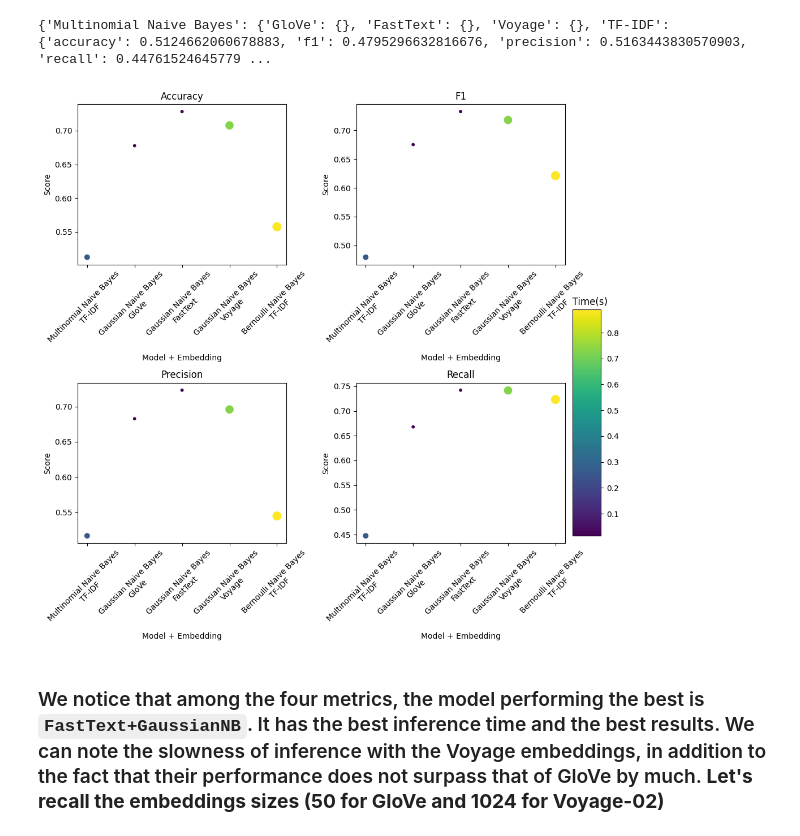
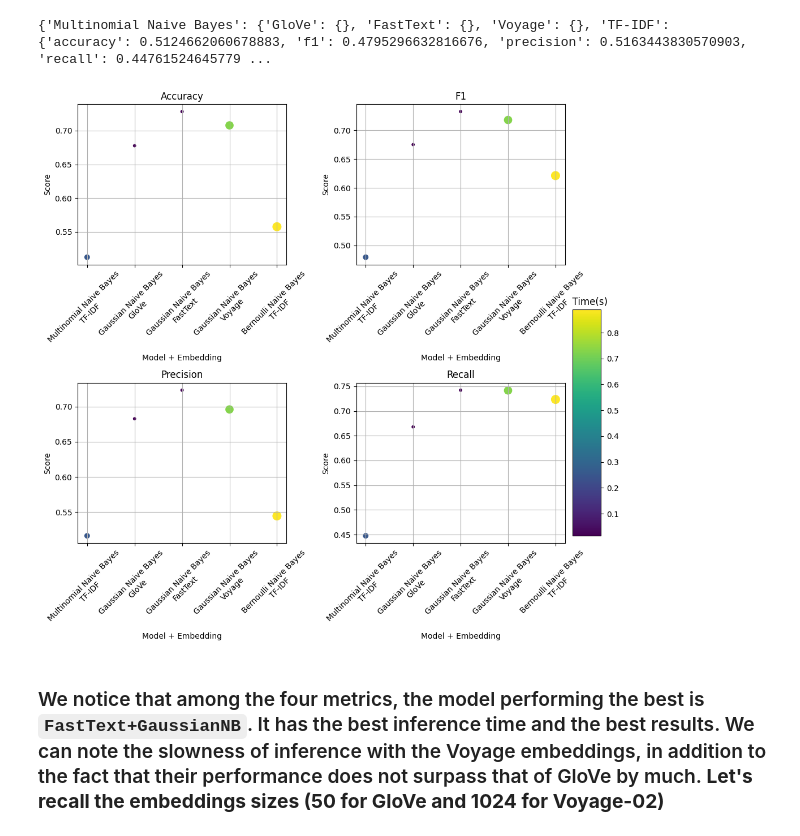
Before and after one commit to ilanaliouchouche/hate-speechs, a Jupyter notebook: hatespeech.ipynb, the cells around one changed output. Drawn from its saved outputs; the diff is of its cells as text; code cells hidden in the pictures.

```diff
--- a/hatespeech.ipynb
+++ b/hatespeech.ipynb
@@ -577,33 +577,34 @@ for model in model_scores:
             continue
 
         model_embeddings.append(f"{model}\n{embed}")
         for metric in metrics:
             scores[metric].append(model_scores[model][embed].get(metric, None))
         times.append(model_scores[model][embed].get('time', None))
 
 clean_indices = [i for i, t in enumerate(times) if t is not None]
 model_embeddings = [model_embeddings[i] for i in clean_indices]
 times = [times[i] for i in clean_indices]
 for metric in metrics:
     scores[metric] = [scores[metric][i] for i in clean_indices]
 
 times = np.array(times)
 sizes = (times - times.min()) / (times.max() - times.min()) * 100 + 10
 
 for ax, metric in zip(axs, metrics):
     sc = ax.scatter(model_embeddings, scores[metric], c=times, cmap='viridis', s=sizes)
     ax.set_title(metric.capitalize())
     ax.set_xlabel('Model + Embedding')
     ax.set_ylabel('Score')
     ax.set_xticklabels(model_embeddings, rotation=45)
+    ax.grid(True)
 
 cbar = fig.colorbar(sc, ax=axs, cax=fig.add_axes([0.95, 0.2, 0.05, 0.4]), aspect=10)
 cbar.ax.set_title('  Time(s)')
 
 plt.tight_layout()
 #plt.savefig('images/naive_bayes.png')
 plt.show()
 # %% [output]
-[figure, old version]
+[figure, new version]
 # %% [markdown]
 ### We notice that among the four metrics, the model performing the best is `FastText+GaussianNB`. It has the best inference time and the best results. We can note the slowness of inference with the Voyage embeddings, in addition to the fact that their performance does not surpass that of GloVe by much. **Let's recall the embeddings sizes (50 for GloVe and 1024 for Voyage-02)**
```
